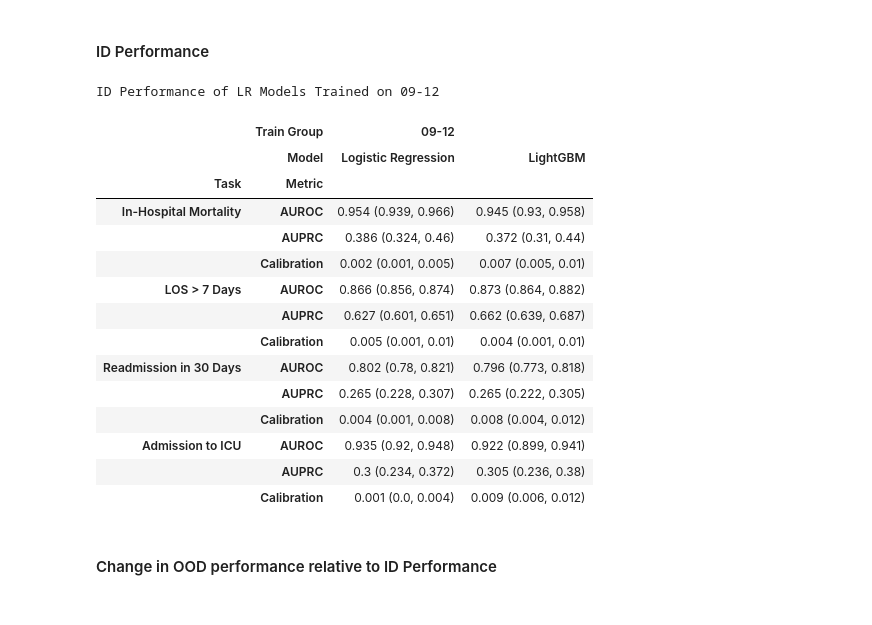
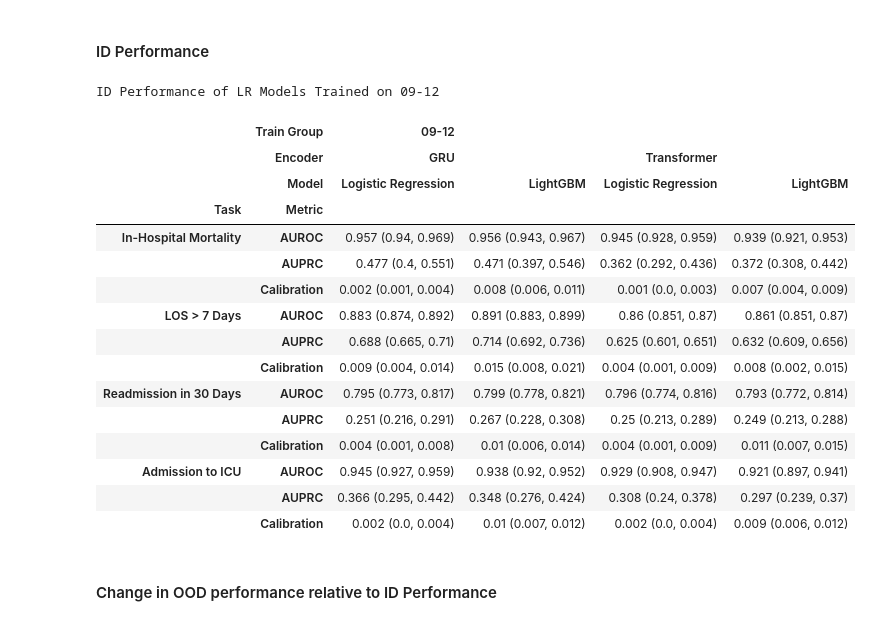
Before and after one commit to som-shahlab/temp_ds_shift_robustness, a Jupyter notebook: clmbr/experiments/clmbr/notebooks/0_09-12.ipynb, the cells around one changed output. Cells and saved outputs as stored; diff of their text form; code cells hidden in the pictures.

```diff
--- a/clmbr/experiments/clmbr/notebooks/0_09-12.ipynb
+++ b/clmbr/experiments/clmbr/notebooks/0_09-12.ipynb
@@ -17,42 +9,55 @@ from utils_visualize import (
 pd.options.display.max_rows = 100
 # %%
-artifacts_fpath = '/local-scratch/nigam/projects/lguo/temp_ds_shift_robustness/clmbr/experiments/clmbr/adapter_artifacts'
+artifacts_fpath = '/labs/shahlab/projects/lguo/temp_ds_shift_robustness/clmbr/experiments/clmbr/adapter_artifacts'
 # %% [markdown]
 ## MODEL PERFORMANCE AND ROBUSTNESS
 # %%
-cmap = 'viridis'
-
 y_axis = {
     'auc':{
-        'lim':[-0.15, 0.15],
-        'lim_raw':[0.65,1],
+        'hospital_mortality':{'lim':[-0.05, 0.05]},
+        'LOS_7':{'lim':[-0.1, 0.02]},
+        'readmission_30':{'lim':[-0.1, 0.02]},
+        'icu_admission':{'lim':[-0.1, 0.02]},
         'label':'AUROC'
     },
     'auprc':{
-        'lim':[-0.25, 0.25],
-        'lim_raw':[0,.75],
+        'hospital_mortality':{'lim':[-0.15, 0.15]},
+        'LOS_7':{'lim':[-0.15, 0.05]},
+        'readmission_30':{'lim':[-0.15, 0.05]},
+        'icu_admission':{'lim':[-0.15, 0.15]},
         'label':'AUPRC'
     },
+    'auprc_c':{
+        'hospital_mortality':{'lim':[-0.15, 0.15]},
+        'LOS_7':{'lim':[-0.15, 0.05]},
+        'readmission_30':{'lim':[-0.15, 0.05]},
+        'icu_admission':{'lim':[-0.15, 0.15]},
+        'label':'AUPRC_C'
+    },
     'ace_abs_logistic_logit':{
-        'lim':[-0.01, 0.06],
-        'lim_raw':[0,0.08],
+        'hospital_mortality':{'lim':[-0.02, 0.02]},
+        'LOS_7':{'lim':[-0.02, 0.05]},
+        'readmission_30':{'lim':[-0.02, 0.05]},
+        'icu_admission':{'lim':[-0.02, 0.05]},
         'label':'Calibration'
     },
-    'loss_bce':{
-        'lim':[0, 0.2],
-        'label':'BCE Loss'
-    }
 }
 
 metrics = {
     'auc':'AUROC',
     'auprc':'AUPRC',
+    'auprc_c':'AUPRC_C',
     'ace_abs_logistic_logit':'Calibration',
 }
 
 models = {
     'lr':'Logistic Regression',
     'gbm':'LightGBM'
+}
+
+encoders = {
+    'gru':'GRU',
+    'transformer':'Transformer',
 }
 
 tasks = {
@@ -68,25 +73,28 @@ train_years = {
 # %% [markdown]
 #### ID Performance
 # %%
-df = get_result_table(artifacts_fpath,train_years,tasks,metrics,models)
+from utils_visualize import get_result_table
+
+df = get_result_table(artifacts_fpath,train_years,tasks,metrics,models,encoders)
 print("ID Performance of LR Models Trained on 09-12")
 display(df)
 # %% [output]
 ID Performance of LR Models Trained on 09-12
-|  | Train Group | 09-12 |  |
-|  | Model | Logistic Regression | LightGBM |
-| Task | Metric |  |  |
-| In-Hospital Mortality | AUROC | 0.954 (0.939, 0.966) | 0.945 (0.93, 0.958) |
-|  | AUPRC | 0.386 (0.324, 0.46) | 0.372 (0.31, 0.44) |
-|  | Calibration | 0.002 (0.001, 0.005) | 0.007 (0.005, 0.01) |
-| LOS > 7 Days | AUROC | 0.866 (0.856, 0.874) | 0.873 (0.864, 0.882) |
-|  | AUPRC | 0.627 (0.601, 0.651) | 0.662 (0.639, 0.687) |
-|  | Calibration | 0.005 (0.001, 0.01) | 0.004 (0.001, 0.01) |
-| Readmission in 30 Days | AUROC | 0.802 (0.78, 0.821) | 0.796 (0.773, 0.818) |
-|  | AUPRC | 0.265 (0.228, 0.307) | 0.265 (0.222, 0.305) |
-|  | Calibration | 0.004 (0.001, 0.008) | 0.008 (0.004, 0.012) |
-| Admission to ICU | AUROC | 0.935 (0.92, 0.948) | 0.922 (0.899, 0.941) |
-|  | AUPRC | 0.3 (0.234, 0.372) | 0.305 (0.236, 0.38) |
-|  | Calibration | 0.001 (0.0, 0.004) | 0.009 (0.006, 0.012) |
+|  | Train Group | 09-12 |  |  |  |
+|  | Encoder | GRU |  | Transformer |  |
+|  | Model | Logistic Regression | LightGBM | Logistic Regression | LightGBM |
+| Task | Metric |  |  |  |  |
+| In-Hospital Mortality | AUROC | 0.957 (0.94, 0.969) | 0.956 (0.943, 0.967) | 0.945 (0.928, 0.959) | 0.939 (0.921, 0.953) |
+|  | AUPRC | 0.477 (0.4, 0.551) | 0.471 (0.397, 0.546) | 0.362 (0.292, 0.436) | 0.372 (0.308, 0.442) |
+|  | Calibration | 0.002 (0.001, 0.004) | 0.008 (0.006, 0.011) | 0.001 (0.0, 0.003) | 0.007 (0.004, 0.009) |
+| LOS > 7 Days | AUROC | 0.883 (0.874, 0.892) | 0.891 (0.883, 0.899) | 0.86 (0.851, 0.87) | 0.861 (0.851, 0.87) |
+|  | AUPRC | 0.688 (0.665, 0.71) | 0.714 (0.692, 0.736) | 0.625 (0.601, 0.651) | 0.632 (0.609, 0.656) |
+|  | Calibration | 0.009 (0.004, 0.014) | 0.015 (0.008, 0.021) | 0.004 (0.001, 0.009) | 0.008 (0.002, 0.015) |
+| Readmission in 30 Days | AUROC | 0.795 (0.773, 0.817) | 0.799 (0.778, 0.821) | 0.796 (0.774, 0.816) | 0.793 (0.772, 0.814) |
+|  | AUPRC | 0.251 (0.216, 0.291) | 0.267 (0.228, 0.308) | 0.25 (0.213, 0.289) | 0.249 (0.213, 0.288) |
+|  | Calibration | 0.004 (0.001, 0.008) | 0.01 (0.006, 0.014) | 0.004 (0.001, 0.009) | 0.011 (0.007, 0.015) |
+| Admission to ICU | AUROC | 0.945 (0.927, 0.959) | 0.938 (0.92, 0.952) | 0.929 (0.908, 0.947) | 0.921 (0.897, 0.941) |
+|  | AUPRC | 0.366 (0.295, 0.442) | 0.348 (0.276, 0.424) | 0.308 (0.24, 0.378) | 0.297 (0.239, 0.37) |
+|  | Calibration | 0.002 (0.0, 0.004) | 0.01 (0.007, 0.012) | 0.002 (0.0, 0.004) | 0.009 (0.006, 0.012) |
 # %% [markdown]
 #### Change in OOD performance relative to ID Performance
```
Also changed, not shown: parts of 7 cells of this notebook, 6 other files.
